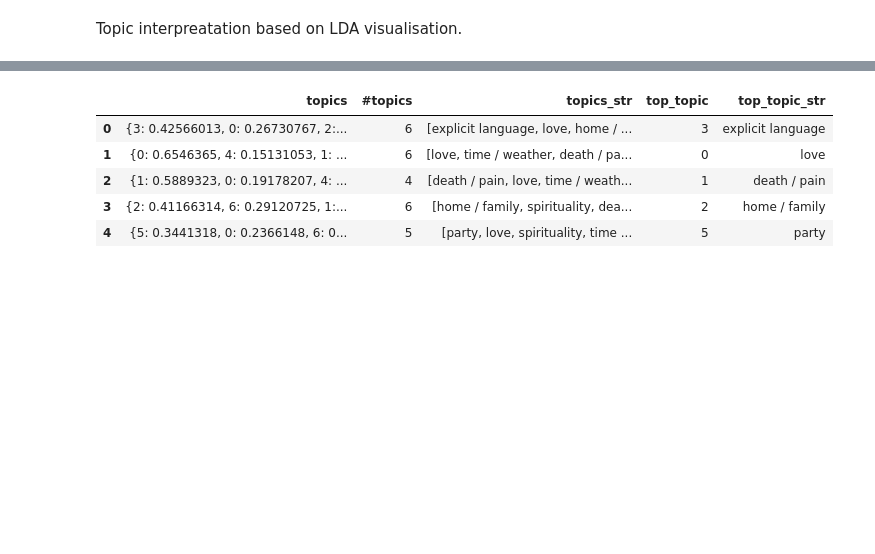
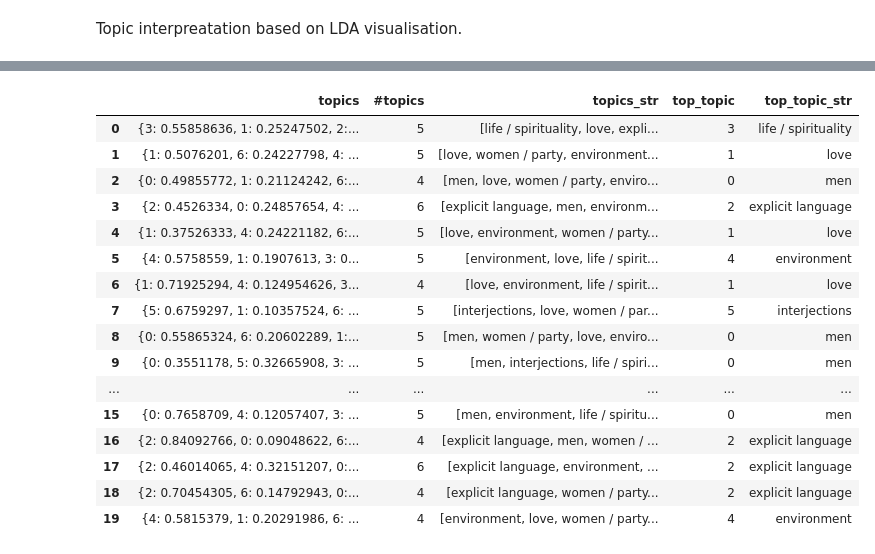
Before and after one commit to FelixSiegfriedRiedel/chart-lyrics-analysis, a Jupyter notebook: src/notebooks/topic_modeling.ipynb, the cells around one changed output, grey strips where cells are left out. Drawn from its saved outputs; the diff is of its cells as text; code cells hidden in the pictures; blank space fills up the shorter version.

```diff
--- a/src/notebooks/topic_modeling.ipynb
+++ b/src/notebooks/topic_modeling.ipynb
@@ -353,7 +341,7 @@ except FileNotFoundError:
     azlyrics_lda_model = gensim.models.ldamodel.LdaModel(corpus=azlyrics_corpus,
                                                          id2word=id2word,
                                                          num_topics=7,
-                                                         chunksize=5000,
+                                                         chunksize=4000,
                                                          passes=20,
                                                          alpha='auto',
                                                          iterations=200,
@@ -389,0 +407,9 @@ Topic interpreatation based on LDA visualisation.
+# %%
+test = azlyrics_lda_model.print_topics()
+# %%
+topic_words_list = []
+for s in test:
+    words = []
+    for i in range(1,19,2):
+        words.append(s[1].split('"')[i])
+    print('\item '+ ", ".join(words))
@@ -390,12 +424,12 @@ Topic interpreatation based on LDA visualisation.
 # %%
 topic_names = {
-    0 : 'love',
-    1 : 'death / pain',
-    2 : 'home / family',
-    3 : 'explicit language',
-    4 : 'time / weather',
-    5 : 'party',
-    6 : 'spirituality'
+    0 : 'men',
+    1 : 'love',
+    2 : 'explicit language',
+    3 : 'life / spirituality',
+    4 : 'environment',
+    5 : 'interjections',
+    6 : 'women / party'
 }
 # %%
 def get_topics(index, lda_corpus):
@@ -409,22 +443,33 @@ def get_topics_str(topics):
 # %%
 lda_corpus = azlyrics_lda_model[lyrics_corpus]
 for topic_id in topic_names.keys():
     lyrics['topic_'+str(topic_id)] = 0
 
 
 lyrics['topics'] = [get_topics(i, lda_corpus) for i in range(0, len(lyrics))]
 lyrics['top_topic'] = lyrics['topics'].apply(lambda topic: list(topic.keys())[0])
 lyrics['topics_str'] = lyrics['topics'].apply(lambda topics: [topic_names[topic] for topic in topics.keys()])
 lyrics['top_topic_str'] = lyrics['top_topic'].apply(lambda topic: topic_names[topic])
 lyrics['#topics'] = lyrics['topics'].apply(lambda topics: len(topics))
-lyrics[['topics', '#topics','topics_str', 'top_topic', 'top_topic_str']].head()
+lyrics[['topics', '#topics','topics_str', 'top_topic', 'top_topic_str']].head(20)
 # %% [output]
 |  | topics | #topics | topics_str | top_topic | top_topic_str |
-| 0 | {3: 0.42566013, 0: 0.26730767, 2:... | 6 | [explicit language, love, home / ... | 3 | explicit language |
-| 1 | {0: 0.6546365, 4: 0.15131053, 1: ... | 6 | [love, time / weather, death / pa... | 0 | love |
-| 2 | {1: 0.5889323, 0: 0.19178207, 4: ... | 4 | [death / pain, love, time / weath... | 1 | death / pain |
-| 3 | {2: 0.41166314, 6: 0.29120725, 1:... | 6 | [home / family, spirituality, dea... | 2 | home / family |
-| 4 | {5: 0.3441318, 0: 0.2366148, 6: 0... | 5 | [party, love, spirituality, time ... | 5 | party |
+| 0 | {3: 0.55858636, 1: 0.25247502, 2:... | 5 | [life / spirituality, love, expli... | 3 | life / spirituality |
+| 1 | {1: 0.5076201, 6: 0.24227798, 4: ... | 5 | [love, women / party, environment... | 1 | love |
+| 2 | {0: 0.49855772, 1: 0.21124242, 6:... | 4 | [men, love, women / party, enviro... | 0 | men |
+| 3 | {2: 0.4526334, 0: 0.24857654, 4: ... | 6 | [explicit language, men, environm... | 2 | explicit language |
+| 4 | {1: 0.37526333, 4: 0.24221182, 6:... | 5 | [love, environment, women / party... | 1 | love |
+| 5 | {4: 0.5758559, 1: 0.1907613, 3: 0... | 5 | [environment, love, life / spirit... | 4 | environment |
+| 6 | {1: 0.71925294, 4: 0.124954626, 3... | 4 | [love, environment, life / spirit... | 1 | love |
+| 7 | {5: 0.6759297, 1: 0.10357524, 6: ... | 5 | [interjections, love, women / par... | 5 | interjections |
+| 8 | {0: 0.55865324, 6: 0.20602289, 1:... | 5 | [men, women / party, love, enviro... | 0 | men |
+| 9 | {0: 0.3551178, 5: 0.32665908, 3: ... | 5 | [men, interjections, life / spiri... | 0 | men |
+| ... | ... | ... | ... | ... | ... |
+| 15 | {0: 0.7658709, 4: 0.12057407, 3: ... | 5 | [men, environment, life / spiritu... | 0 | men |
+| 16 | {2: 0.84092766, 0: 0.09048622, 6:... | 4 | [explicit language, men, women / ... | 2 | explicit language |
+| 17 | {2: 0.46014065, 4: 0.32151207, 0:... | 6 | [explicit language, environment, ... | 2 | explicit language |
+| 18 | {2: 0.70454305, 6: 0.14792943, 0:... | 4 | [explicit language, women / party... | 2 | explicit language |
+| 19 | {4: 0.5815379, 1: 0.20291986, 6: ... | 4 | [environment, love, women / party... | 4 | environment |
 # %%
 lyrics_topics = lyrics[
     ['billboard_id', 'lyrics_id', 'artist', 'song', 'weeks_on_chart', 'peak_rank', 'lyrics', 'url', 'first_appearance',
```
Also changed, not shown: parts of 28 cells of this notebook, 32 other files.
